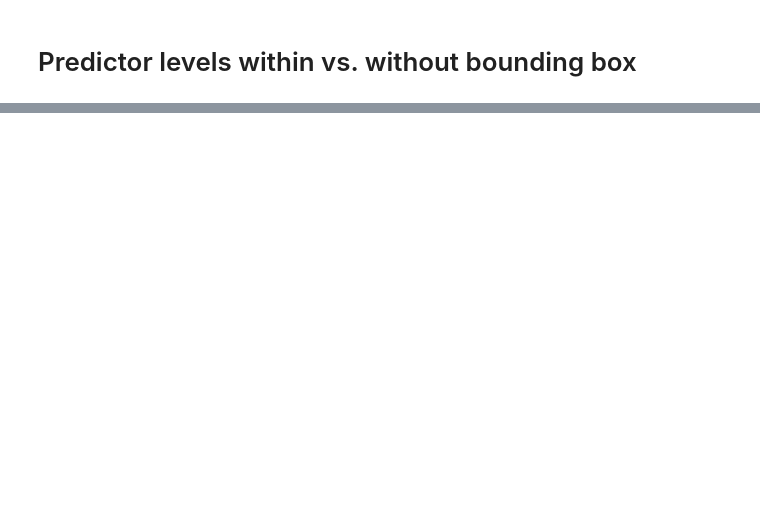
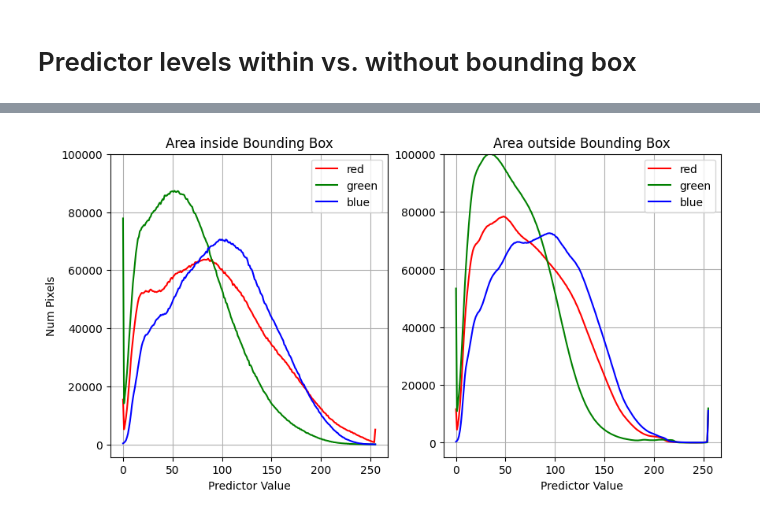
Before and after one commit to Cavesprout/ML-sick-tree-id, a Jupyter notebook: Checkpoint_2/EDA_graphs.ipynb, the cells around one changed output, grey strips where cells are left out. Cells and saved outputs as stored; diff of their text form; code cells hidden in the pictures; blank space fills up the shorter version.

```diff
--- a/Checkpoint_2/EDA_graphs.ipynb
+++ b/Checkpoint_2/EDA_graphs.ipynb
@@ -37,0 +171,35 @@ sick_df = img_df[img_df["classification"] == "sick"]
+# %%
+color_vals = range(0,256)
+
+# Create a figure with two subplots
+fig, (ax1, ax2) = plt.subplots(1, 2, figsize=(10, 5))
+
+# Plot the first subplot
+in_count = sum(in_red_val_count)
+
+ax1.plot(color_vals, in_red_val_count, label='red', color = "red")
+ax1.plot(color_vals, in_blue_val_count, label='green', color = "green")
+ax1.plot(color_vals, in_green_val_count, label='blue', color = "blue")
+ax1.set_ylim(top=100000)
+ax1.set_xlabel('Predictor Value')
+ax1.set_ylabel('Num Pixels')
+ax1.set_title('Area inside Bounding Box')
+ax1.legend()
+ax1.grid()
+
+# Plot the second subplot
+out_count = sum(out_red_val_count)
+
+ax2.plot(color_vals, out_red_val_count * (in_count / out_count), label='red', color = "red")
+ax2.plot(color_vals, out_blue_val_count * (in_count / out_count), label='green', color = "green")
+ax2.plot(color_vals, out_green_val_count * (in_count / out_count), label='blue', color = "blue")
+ax2.set_ylim(top=100000)
+ax2.set_xlabel('Predictor Value')
+ax2.set_title('Area outside Bounding Box')
+ax2.legend()
+ax2.grid()
+
+# Display the plot
+plt.show()
+# %% [output]
+[figure, added]
```
Also changed, not shown: parts of 12 cells of this notebook, 1 other file.
